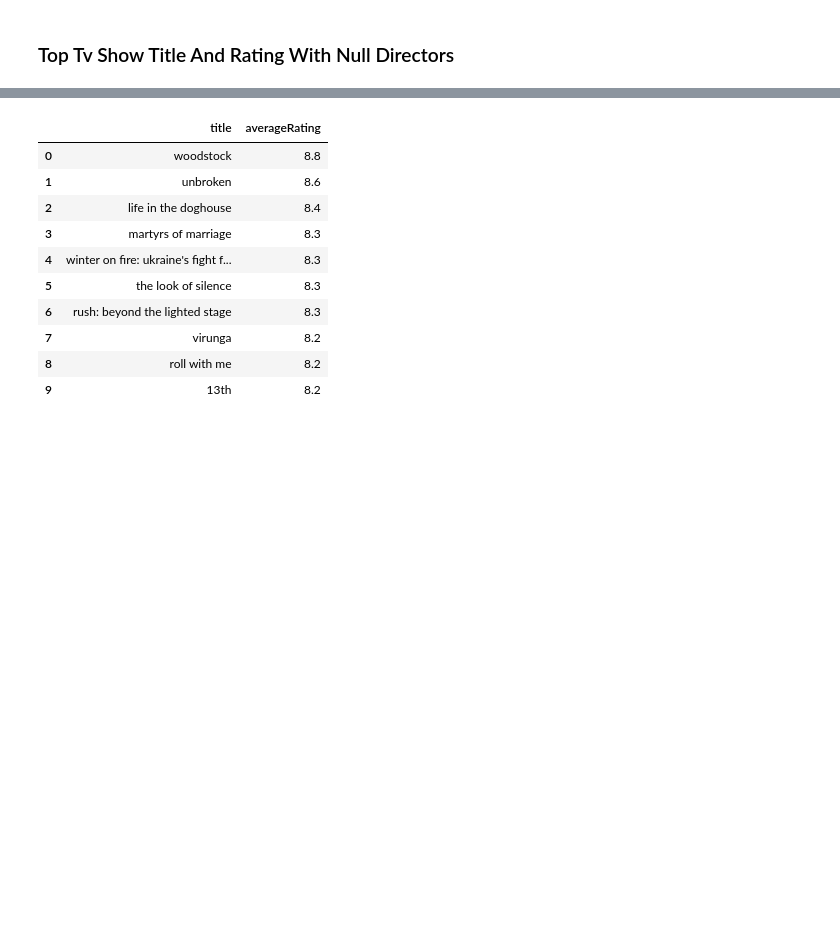
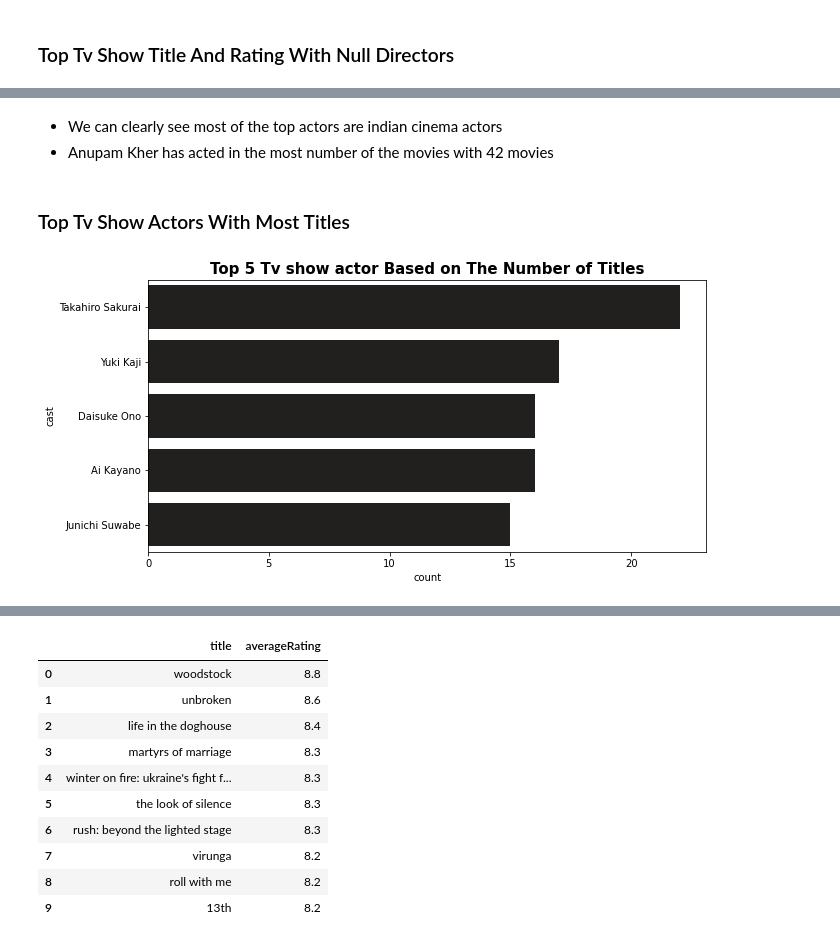
Before and after one commit to rubeshajith/NETFLIX-MOVIES-AND-TV-SHOWS-CLUSTERING, a Jupyter notebook: NETFLIX_MOVIES_AND_TV_SHOWS_CLUSTERING.ipynb, the cells around one changed output, grey strips where cells are left out. Cells and saved outputs as stored; diff of their text form; code cells hidden in the pictures; blank space fills up the shorter version.

```diff
--- a/NETFLIX_MOVIES_AND_TV_SHOWS_CLUSTERING.ipynb
+++ b/NETFLIX_MOVIES_AND_TV_SHOWS_CLUSTERING.ipynb
@@ -1194,0 +1033,18 @@ top_tv_title_by_numvotes.reset_index(drop=True)
+# %% [markdown]
+* We can clearly see most of the top actors are indian cinema actors
+* Anupam Kher has acted in the most number of the movies with 42 movies
+# %% [markdown]
+### Top Tv Show Actors With Most Titles
+# %%
+# Manipulating cast column to explode every cast members and finding top actors with most no titles(including all members in cast crew)
+
+filtered_tvshow_actors = tv_show_df[tv_show_df["cast"] != "No Data"]
+filtered_tvshow_actors = filtered_tvshow_actors["cast"].str.split(", ")
+filtered_tvshow_actors = filtered_tvshow_actors.explode("cast")
+# plotting top 5 actors in tv show
+plt.figure(figsize=(10,5))
+plt.title('Top 5 Tv show actor Based on The Number of Titles', fontsize=15, fontweight='bold')
+sns.countplot(y = filtered_tvshow_actors, order=filtered_tvshow_actors.value_counts().index[:5], color='#221f1f')
+plt.show()
+# %% [output]
+[figure, added]
```
Also changed, not shown: parts of 66 cells of this notebook.
